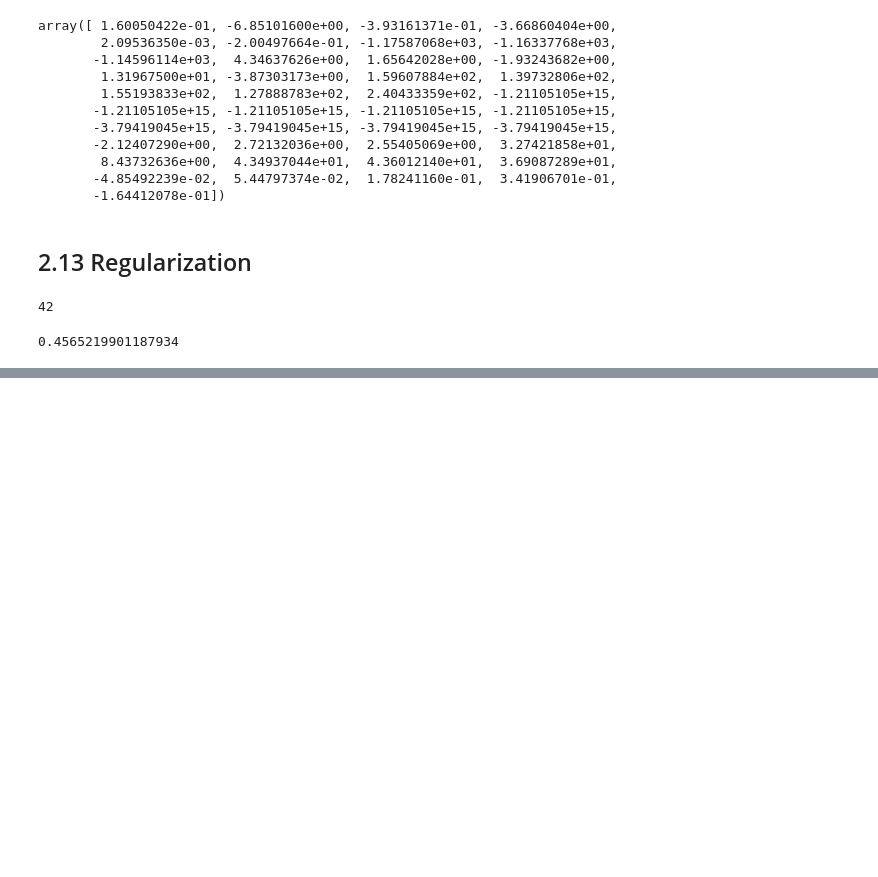
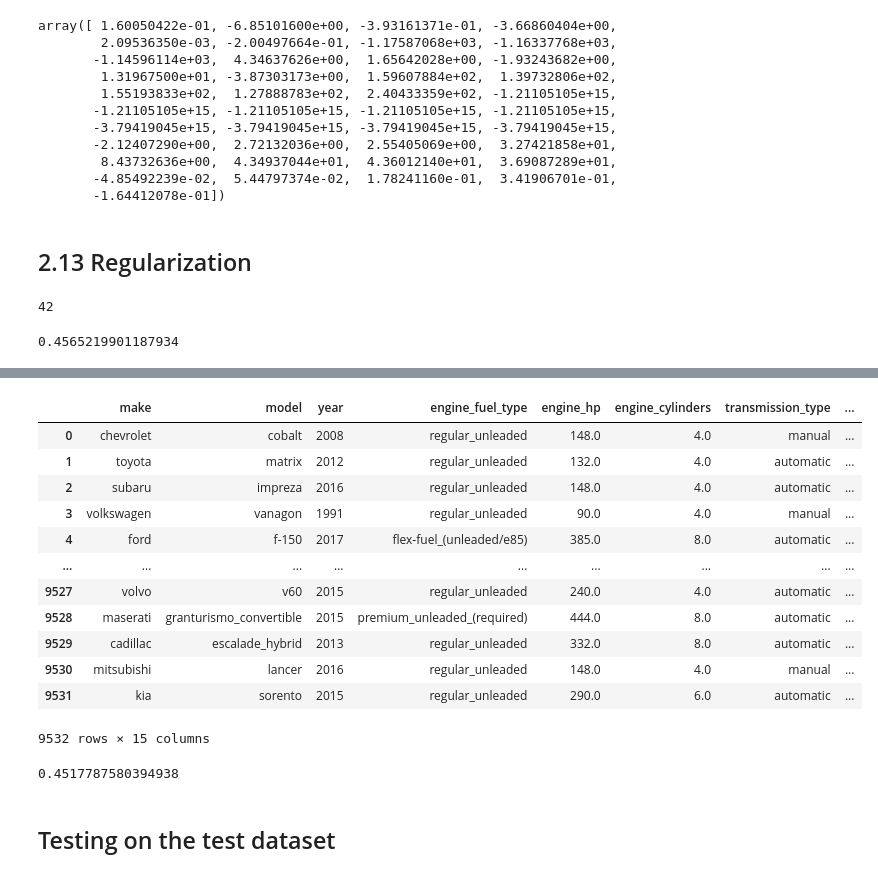
Before and after one commit to dusisarathchandra/ml-zoomcamp-2024, a Jupyter notebook: 02-regression/notebooks/02-notebook.ipynb, the cells around one changed output, grey strips where cells are left out. Drawn from its saved outputs; the diff is of its cells as text; code cells hidden in the pictures; blank space fills up the shorter version.

```diff
--- a/02-regression/notebooks/02-notebook.ipynb
+++ b/02-regression/notebooks/02-notebook.ipynb
@@ -926,0 +987,19 @@ rmse(y_val, y_pred)
+# %%
+## see the indexes of the dataframe, they are not in order, we need to reset the indexes
+df_full_train = df_full_train.reset_index(drop=True)
+# %%
+df_full_train
+# %% [output]
+|  | make | model | year | engine_fuel_type | engine_hp | engine_cylinders | transmission_type | ... |
+| 0 | chevrolet | cobalt | 2008 | regular_unleaded | 148.0 | 4.0 | manual | ... |
+| 1 | toyota | matrix | 2012 | regular_unleaded | 132.0 | 4.0 | automatic | ... |
+| 2 | subaru | impreza | 2016 | regular_unleaded | 148.0 | 4.0 | automatic | ... |
+| 3 | volkswagen | vanagon | 1991 | regular_unleaded | 90.0 | 4.0 | manual | ... |
+| 4 | ford | f-150 | 2017 | flex-fuel_(unleaded/e85) | 385.0 | 8.0 | automatic | ... |
+| ... | ... | ... | ... | ... | ... | ... | ... | ... |
+| 9527 | volvo | v60 | 2015 | regular_unleaded | 240.0 | 4.0 | automatic | ... |
+| 9528 | maserati | granturismo_convertible | 2015 | premium_unleaded_(required) | 444.0 | 8.0 | automatic | ... |
+| 9529 | cadillac | escalade_hybrid | 2013 | regular_unleaded | 332.0 | 8.0 | automatic | ... |
+| 9530 | mitsubishi | lancer | 2016 | regular_unleaded | 148.0 | 4.0 | manual | ... |
+| 9531 | kia | sorento | 2015 | regular_unleaded | 290.0 | 6.0 | automatic | ... |
+9532 rows × 15 columns
@@ -926,0 +1009,18 @@ rmse(y_val, y_pred)
+# %%
+## Using the full dataset to train the model
+
+## using the previously selected value of r
+r = 0.001
+X_full_train = prepare_X(df_full_train)
+w0, w = train_linear_regression_reg(X_full_train, y_full_train, r=0.01)
+
+## Validation dataset
+X_test = prepare_X(df_test) ## Including the age of the car as a feature
+y_pred = X_test.dot(w) + w0
+
+score = rmse(y_test, y_pred)
+score
+# %% [output]
+0.4517787580394938
+# %% [markdown]
+## Testing on the test dataset
```
Also changed, not shown: parts of 15 cells of this notebook.
